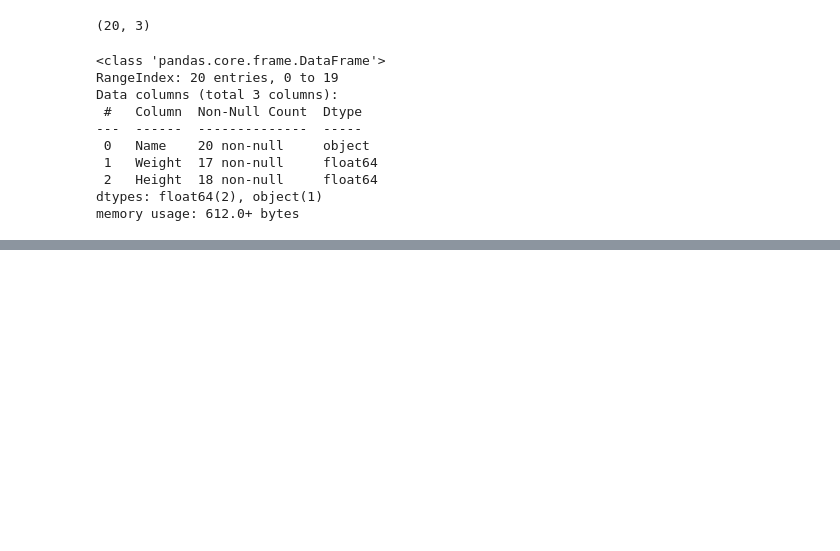
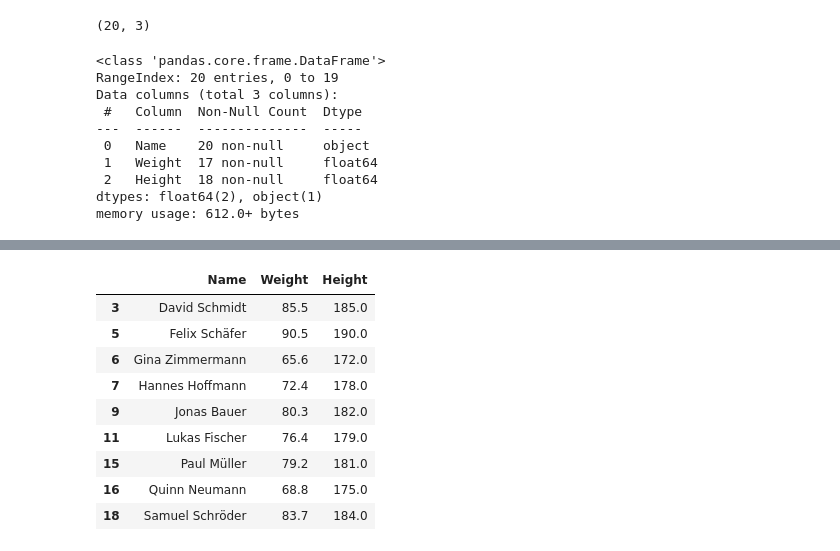
Before and after one commit to Javacream/org.javacream.training.python, a Jupyter notebook: DataAnalysis/first_data_analysis.ipynb, the cells around one changed output, grey strips where cells are left out. Drawn from its saved outputs; the diff is of its cells as text; code cells hidden in the pictures; blank space fills up the shorter version.

```diff
--- a/DataAnalysis/first_data_analysis.ipynb
+++ b/DataAnalysis/first_data_analysis.ipynb
@@ -157,0 +218,13 @@ dtype: object
+# %%
+df[df['Weight'] > 65]
+# %% [output]
+|  | Name | Weight | Height |
+| 3 | David Schmidt | 85.5 | 185.0 |
+| 5 | Felix Schäfer | 90.5 | 190.0 |
+| 6 | Gina Zimmermann | 65.6 | 172.0 |
+| 7 | Hannes Hoffmann | 72.4 | 178.0 |
+| 9 | Jonas Bauer | 80.3 | 182.0 |
+| 11 | Lukas Fischer | 76.4 | 179.0 |
+| 15 | Paul Müller | 79.2 | 181.0 |
+| 16 | Quinn Neumann | 68.8 | 175.0 |
+| 18 | Samuel Schröder | 83.7 | 184.0 |
```
Also changed, not shown: parts of 21 cells of this notebook.
